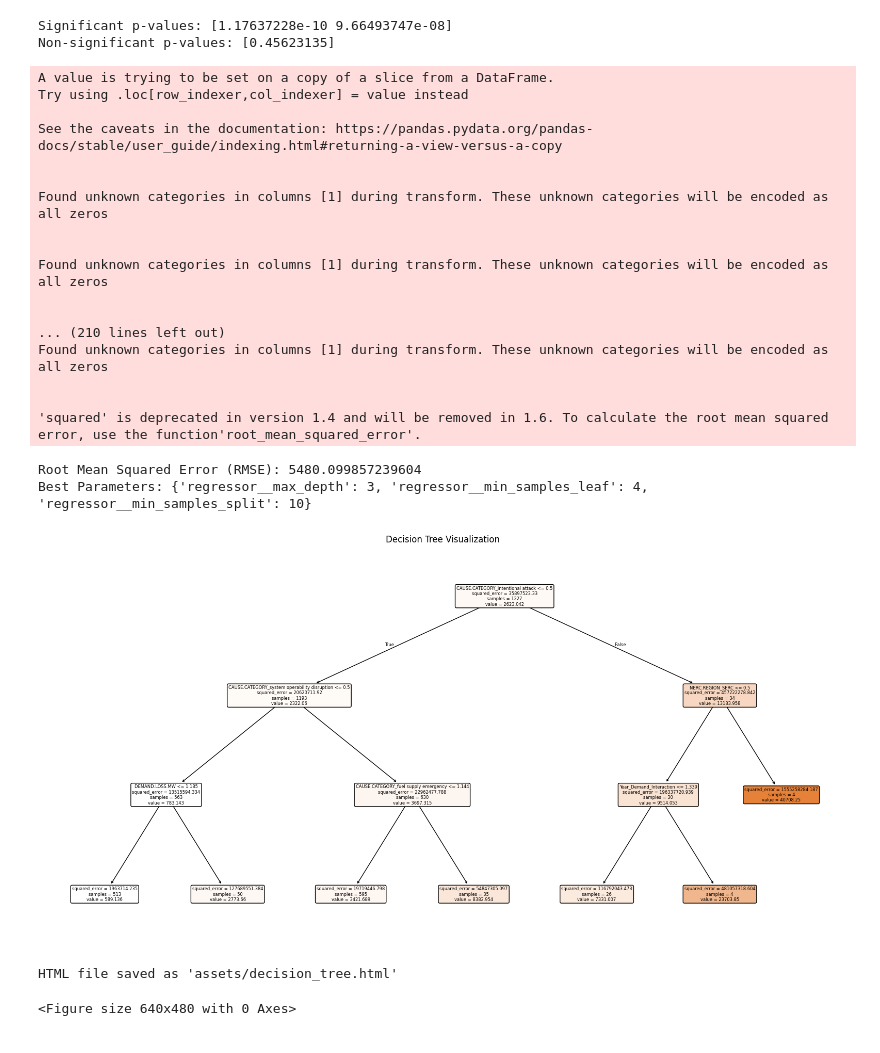
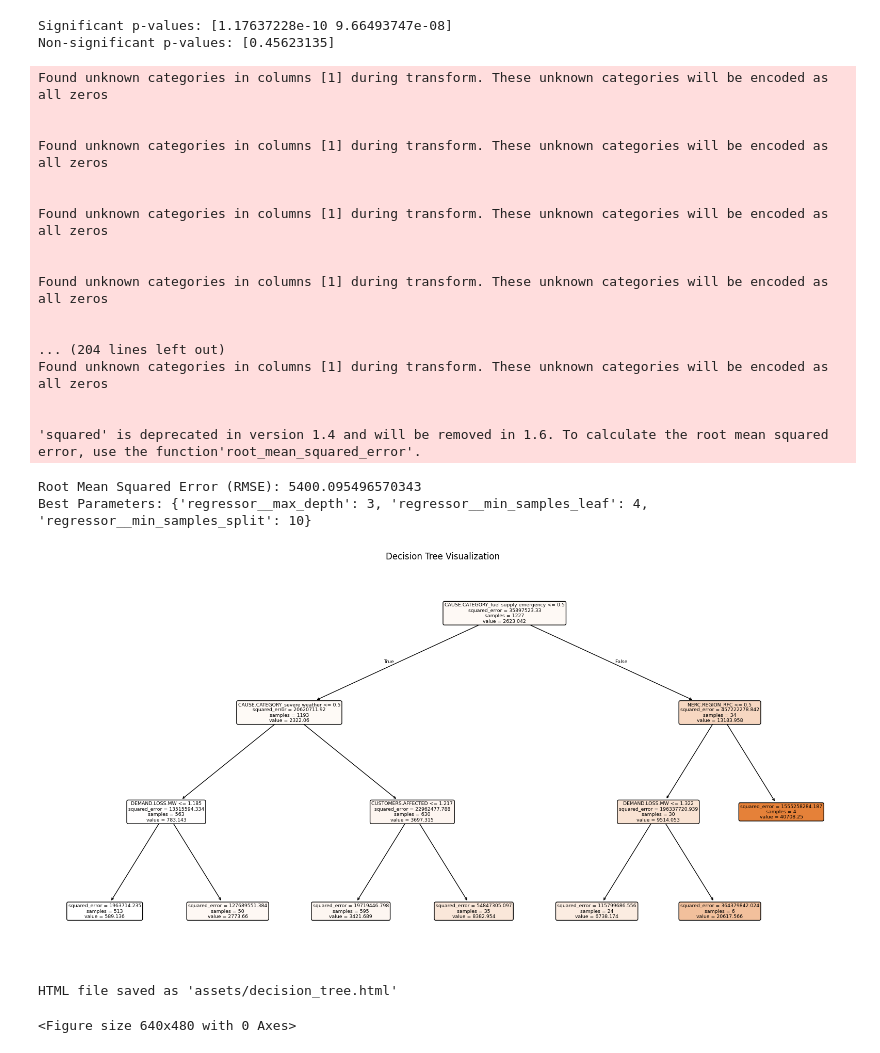
Before and after one commit to keemarice/PowerOutages, a Jupyter notebook: newPortfolio.ipynb, the cells around one changed output. Cells and saved outputs as stored; diff of their text form; code cells hidden in the pictures.

```diff
--- a/newPortfolio.ipynb
+++ b/newPortfolio.ipynb
@@ -595,8 +606,6 @@ from sklearn.preprocessing import FunctionTransformer
 
 X = outageClean[['CAUSE.CATEGORY', 'NERC.REGION', 'U.S._STATE', 'YEAR', 'CUSTOMERS.AFFECTED', 'DEMAND.LOSS.MW']]
 y = outageClean['OUTAGE.DURATION']
-
-# use .loc from error message
 X.loc[:, 'YEAR'] = X['YEAR'].fillna(0).astype(int)
 X.loc[:, 'CAUSE.CATEGORY'] = X['CAUSE.CATEGORY'].fillna("Missing")
 X.loc[:, 'NERC.REGION'] = X['NERC.REGION'].fillna("Missing")
@@ -605,13 +614,13 @@ X.loc[:, 'CUSTOMERS.AFFECTED'] = X['CUSTOMERS.AFFECTED'].fillna(0)
 X.loc[:, 'DEMAND.LOSS.MW'] = X['DEMAND.LOSS.MW'].fillna(0)
 y = y.fillna(y.mean())
 
-X['Year_Demand_Interaction'] = X['YEAR'] * X['DEMAND.LOSS.MW']
+
 preprocessor = ColumnTransformer(
     transformers=[
         ('num', Pipeline(steps=[
             ('quantile', QuantileTransformer(output_distribution='normal', n_quantiles=100)),
             ('scaler', StandardScaler())
-        ]), ['CUSTOMERS.AFFECTED', 'DEMAND.LOSS.MW', 'Year_Demand_Interaction']),
+        ]), ['CUSTOMERS.AFFECTED', 'DEMAND.LOSS.MW']),
         ('log', Pipeline(steps=[
             ('log', FunctionTransformer(np.log1p, validate=True)),
             ('scaler', StandardScaler())
@@ -654,40 +663,40 @@ feature_names = list(numeric_features) + list(categorical_features)
 final_tree = final_model.named_steps['regressor']
 plt.figure(figsize=(20, 10))
 plot_tree(
     final_tree,
     feature_names=feature_names,
     filled=True,
     rounded=True
 )
 plt.title("Decision Tree Visualization")
 plt.show()
 
 html_str = mpld3.fig_to_html(plt.gcf())
 with open("assets/decision_tree.html", "w") as f:
     f.write(html_str)
 
 print("HTML file saved as 'assets/decision_tree.html'")
 # %% [output]
-A value is trying to be set on a copy of a slice from a DataFrame.
-Try using .loc[row_indexer,col_indexer] = value instead
-
-See the caveats in the documentation: https://pandas.pydata.org/pandas-docs/stable/user_guide/indexing.html#returning-a-view-versus-a-copy
+Found unknown categories in columns [1] during transform. These unknown categories will be encoded as all zeros
 
 
 Found unknown categories in columns [1] during transform. These unknown categories will be encoded as all zeros
 
 
 Found unknown categories in columns [1] during transform. These unknown categories will be encoded as all zeros
 
 
-... (210 lines left out)
+Found unknown categories in columns [1] during transform. These unknown categories will be encoded as all zeros
+
+
+... (204 lines left out)
 Found unknown categories in columns [1] during transform. These unknown categories will be encoded as all zeros
 
 
 'squared' is deprecated in version 1.4 and will be removed in 1.6. To calculate the root mean squared error, use the function'root_mean_squared_error'.
-Root Mean Squared Error (RMSE): 5480.099857239604
+Root Mean Squared Error (RMSE): 5400.095496570343
 Best Parameters: {'regressor__max_depth': 3, 'regressor__min_samples_leaf': 4, 'regressor__min_samples_split': 10}
-[figure, old version]
+[figure, new version]
 HTML file saved as 'assets/decision_tree.html'
 <Figure size 640x480 with 0 Axes>
 # %%
```
Also changed, not shown: parts of 3 cells of this notebook, 1 other file.
